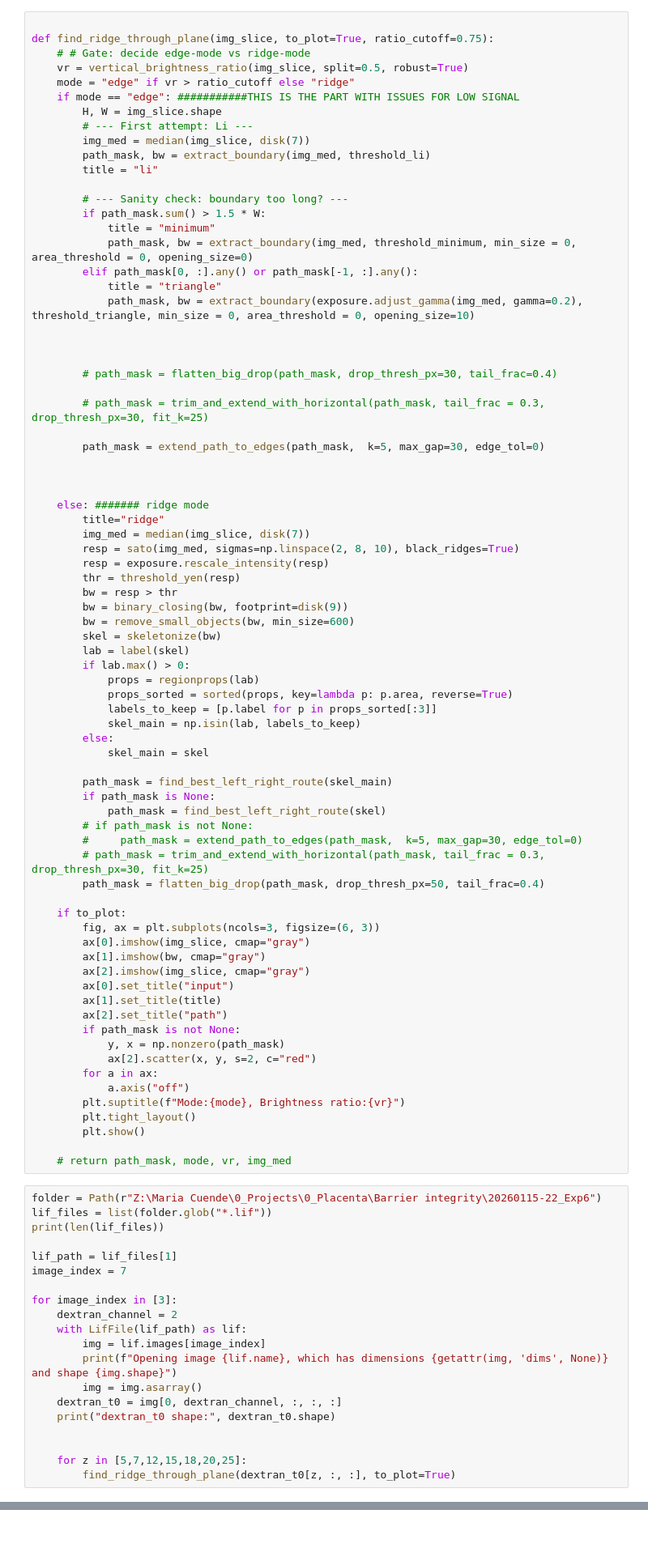
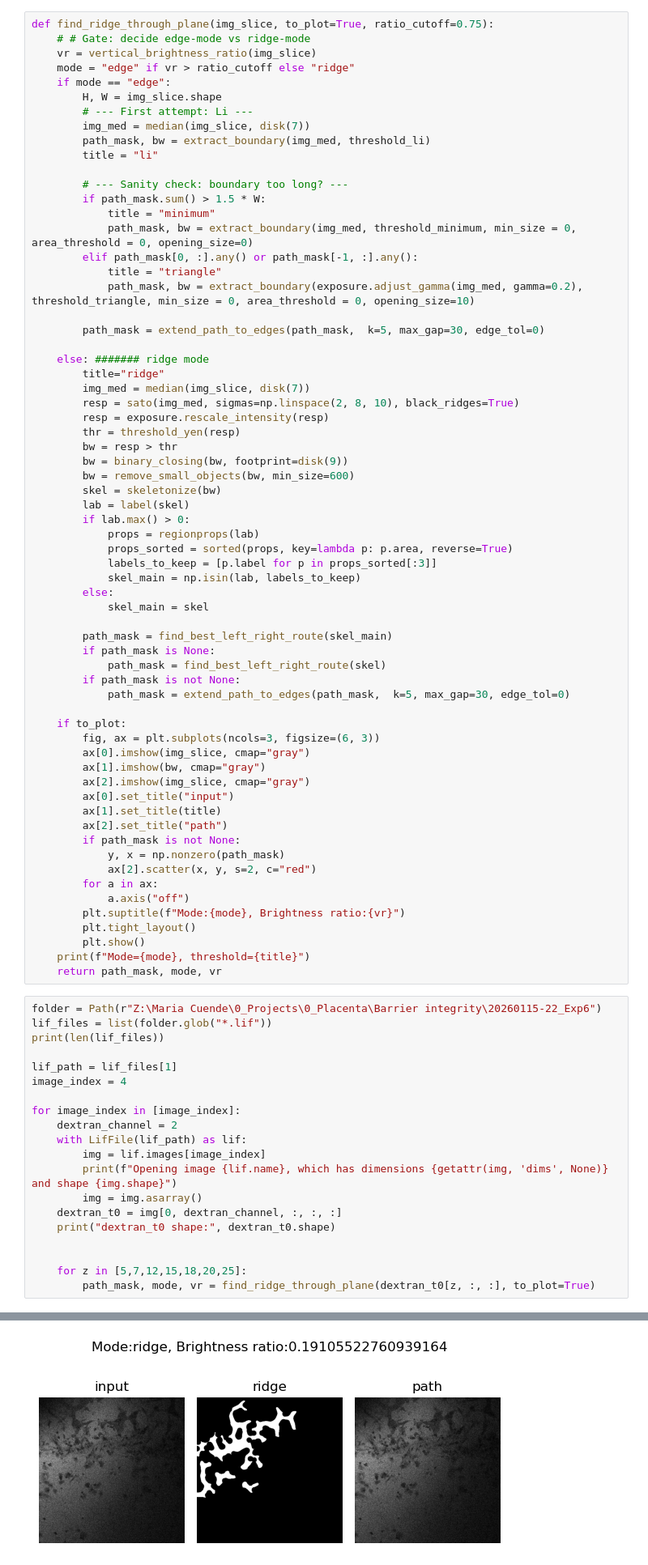
Before and after one commit to isobelth/image_quantification, a Jupyter notebook: Vasculature/placenta_perfusion.ipynb, the cells around one changed output, grey strips where cells are left out. Shown at 81% size. Cells and saved outputs as stored; diff of their text form; blank space fills up the shorter version.

Commit message:
finds boundary but spans z=0 to z=zmax

```diff
--- a/Vasculature/placenta_perfusion.ipynb
+++ b/Vasculature/placenta_perfusion.ipynb
@@ -554,12 +176,11 @@ def find_best_left_right_route(mask, edge_margin=30, step_cost=100.0):
     else:
         return None
 # %%
-
 def find_ridge_through_plane(img_slice, to_plot=True, ratio_cutoff=0.75):
     # # Gate: decide edge-mode vs ridge-mode
-    vr = vertical_brightness_ratio(img_slice, split=0.5, robust=True)
+    vr = vertical_brightness_ratio(img_slice)
     mode = "edge" if vr > ratio_cutoff else "ridge"
-    if mode == "edge": ###########THIS IS THE PART WITH ISSUES FOR LOW SIGNAL
+    if mode == "edge":
         H, W = img_slice.shape
         # --- First attempt: Li ---
         img_med = median(img_slice, disk(7))
@@ -574,15 +195,7 @@ def find_ridge_through_plane(img_slice, to_plot=True, ratio_cutoff=0.75):
             title = "triangle"
             path_mask, bw = extract_boundary(exposure.adjust_gamma(img_med, gamma=0.2), threshold_triangle, min_size = 0, area_threshold = 0, opening_size=10)
 
-
-
-        # path_mask = flatten_big_drop(path_mask, drop_thresh_px=30, tail_frac=0.4)
-
-        # path_mask = trim_and_extend_with_horizontal(path_mask, tail_frac = 0.3, drop_thresh_px=30, fit_k=25)
-
         path_mask = extend_path_to_edges(path_mask,  k=5, max_gap=30, edge_tol=0)
-
-
 
     else: ####### ridge mode
         title="ridge"
@@ -606,10 +219,8 @@ def find_ridge_through_plane(img_slice, to_plot=True, ratio_cutoff=0.75):
         path_mask = find_best_left_right_route(skel_main)
         if path_mask is None:
             path_mask = find_best_left_right_route(skel)
-        # if path_mask is not None:
-        #     path_mask = extend_path_to_edges(path_mask,  k=5, max_gap=30, edge_tol=0)
-        # path_mask = trim_and_extend_with_horizontal(path_mask, tail_frac = 0.3, drop_thresh_px=30, fit_k=25)
-        path_mask = flatten_big_drop(path_mask, drop_thresh_px=50, tail_frac=0.4)
+        if path_mask is not None:
+            path_mask = extend_path_to_edges(path_mask,  k=5, max_gap=30, edge_tol=0)
 
     if to_plot:
         fig, ax = plt.subplots(ncols=3, figsize=(6, 3))
@@ -627,17 +238,17 @@ def find_ridge_through_plane(img_slice, to_plot=True, ratio_cutoff=0.75):
         plt.suptitle(f"Mode:{mode}, Brightness ratio:{vr}")
         plt.tight_layout()
         plt.show()
-
-    # return path_mask, mode, vr, img_med
+    print(f"Mode={mode}, threshold={title}")
+    return path_mask, mode, vr
 # %%
 folder = Path(r"Z:\Maria Cuende\0_Projects\0_Placenta\Barrier integrity\20260115-22_Exp6")
 lif_files = list(folder.glob("*.lif"))
 print(len(lif_files))
 
 lif_path = lif_files[1]
-image_index = 7
+image_index = 4
 
-for image_index in [3]:
+for image_index in [image_index]:
     dextran_channel = 2
     with LifFile(lif_path) as lif:
         img = lif.images[image_index]
@@ -648,7 +259,7 @@ for image_index in [3]:
 
 
     for z in [5,7,12,15,18,20,25]:
-        find_ridge_through_plane(dextran_t0[z, :, :], to_plot=True)
+        path_mask, mode, vr = find_ridge_through_plane(dextran_t0[z, :, :], to_plot=True)
 # %% [output]
 2
 Opening image Exp6_20260122_Thalidomide-Ibuprofen.lif, which has dimensions ('T', 'C', 'Z', 'Y', 'X') and shape (4, 3, 41, 512, 512)
@@ -656,0 +267 @@ TypeError: trim_and_extend_with_horizontal() got an unexpected keyword argument
+[figure, added]
```
Also changed, not shown: parts of 9 cells of this notebook.
